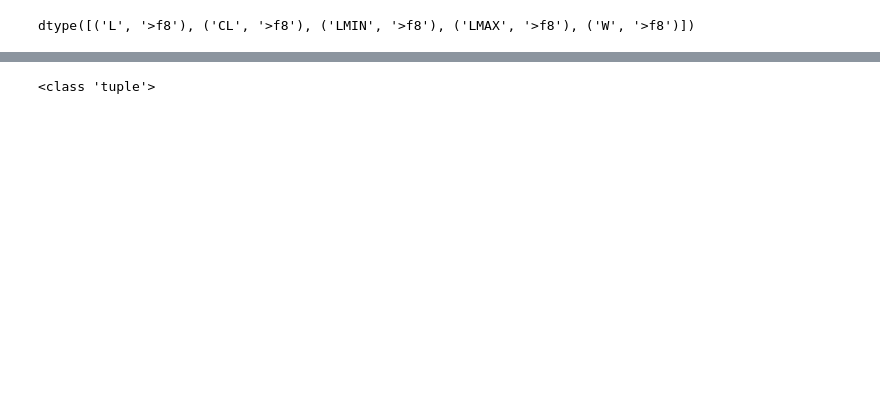
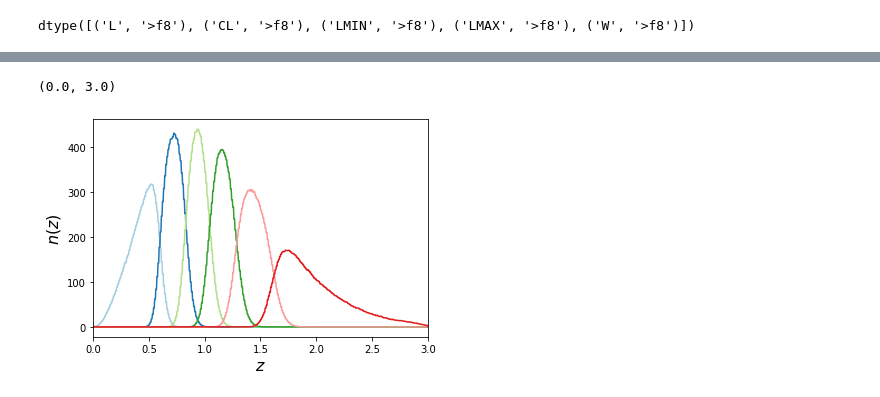
Before and after one commit to euclidlib/euclidlib, a Jupyter notebook: docs/getting_started.ipynb, the cells around one changed output, grey strips where cells are left out. Drawn from its saved outputs; the diff is of its cells as text; code cells hidden in the pictures; blank space fills up the shorter version.

```diff
--- a/docs/getting_started.ipynb
+++ b/docs/getting_started.ipynb
@@ -66,8 +71,12 @@ plt.ylabel(r'$C_\ell$', fontsize=13);
 # %%
 # you can also read other products,
 # such as the galaxy redshift bin distribution n(z)
-nz = el.photo.redshift_distributions(path_to_data + 'redshift_bin_distribution.fits')
-
-print(type(nz))
+z, nz = el.photo.redshift_distributions(path_to_data + 'example-redshift_bin_distribution.fits')
+for bin in range(1, len(nz)+1):
+    plt.plot(z, nz[bin])
+plt.xlabel(r'$z$', fontsize=16)
+plt.ylabel(r'$n(z)$', fontsize=16);
+plt.xlim(0, 3.0)
 # %% [output]
-<class 'tuple'>
+(0.0, 3.0)
+[figure, added]
```
Also changed, not shown: parts of 8 cells of this notebook, 7 other files.
